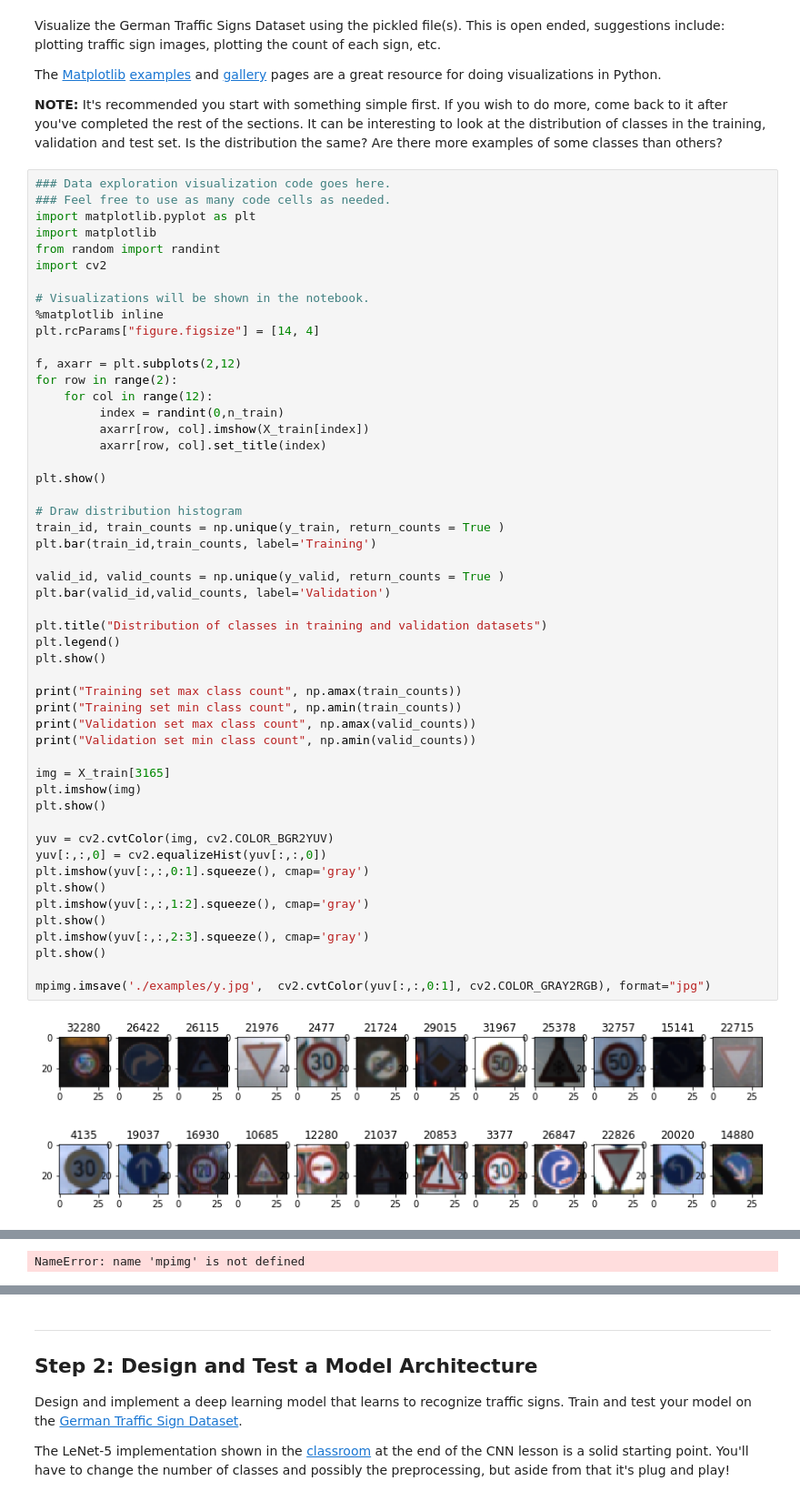
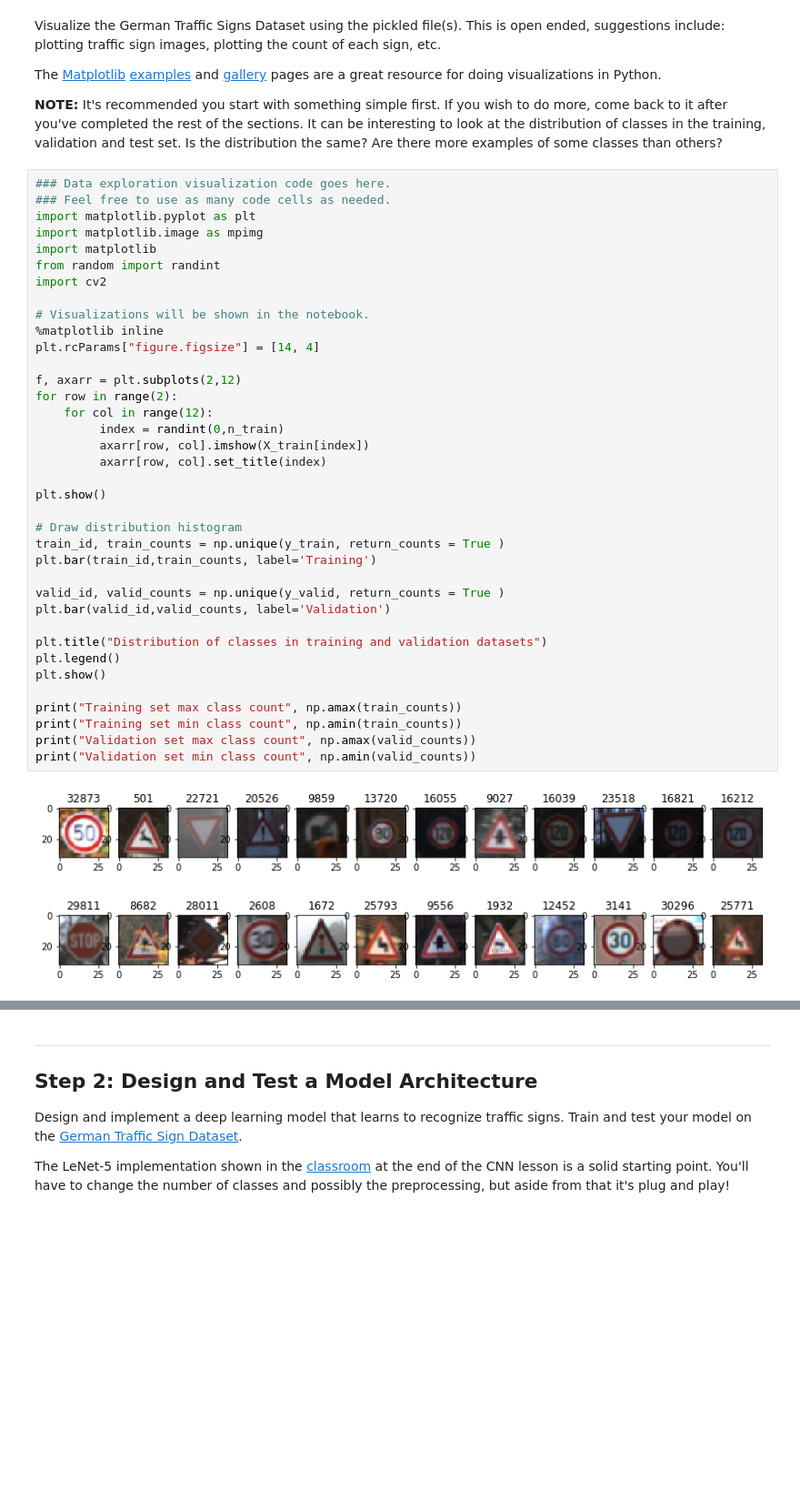
Before and after one commit to cazacov/CarND-Traffic-Sign-Classifier-Project, a Jupyter notebook: Traffic_Sign_Classifier.ipynb, the cells around one changed output, grey strips where cells are left out. Shown: that part at 91% size. Cells and saved outputs as stored; diff of their text form; blank space fills up the shorter version.

```diff
--- a/Traffic_Sign_Classifier.ipynb
+++ b/Traffic_Sign_Classifier.ipynb
@@ -108,55 +108,41 @@ The [Matplotlib](http://matplotlib.org/) [examples](http://matplotlib.org/exampl
 ### Data exploration visualization code goes here.
 ### Feel free to use as many code cells as needed.
 import matplotlib.pyplot as plt
+import matplotlib.image as mpimg
 import matplotlib
 from random import randint
 import cv2
 
 # Visualizations will be shown in the notebook.
 %matplotlib inline
 plt.rcParams["figure.figsize"] = [14, 4]
 
 f, axarr = plt.subplots(2,12)
 for row in range(2):
     for col in range(12):
          index = randint(0,n_train)
          axarr[row, col].imshow(X_train[index])
          axarr[row, col].set_title(index)
 
 plt.show()
 
 # Draw distribution histogram
 train_id, train_counts = np.unique(y_train, return_counts = True )
 plt.bar(train_id,train_counts, label='Training')
 
 valid_id, valid_counts = np.unique(y_valid, return_counts = True )
 plt.bar(valid_id,valid_counts, label='Validation')
 
 plt.title("Distribution of classes in training and validation datasets")
 plt.legend()
 plt.show()
 
 print("Training set max class count", np.amax(train_counts))
 print("Training set min class count", np.amin(train_counts))
 print("Validation set max class count", np.amax(valid_counts))
 print("Validation set min class count", np.amin(valid_counts))
-
-img = X_train[3165]
-plt.imshow(img)
-plt.show()
-
-yuv = cv2.cvtColor(img, cv2.COLOR_BGR2YUV)
-yuv[:,:,0] = cv2.equalizeHist(yuv[:,:,0])
-plt.imshow(yuv[:,:,0:1].squeeze(), cmap='gray')
-plt.show()
-plt.imshow(yuv[:,:,1:2].squeeze(), cmap='gray')
-plt.show()
-plt.imshow(yuv[:,:,2:3].squeeze(), cmap='gray')
-plt.show()
-
-mpimg.imsave('./examples/y.jpg',  cv2.cvtColor(yuv[:,:,0:1], cv2.COLOR_GRAY2RGB), format="jpg")
 # %% [output]
-[figure, old version]
+[figure, new version]
 [figure]
 Training set max class count 2010
 Training set min class count 180
@@ -169 +150,0 @@ Validation set min class count 30
-NameError: name 'mpimg' is not defined
```
Also changed, not shown: parts of 12 cells of this notebook.
